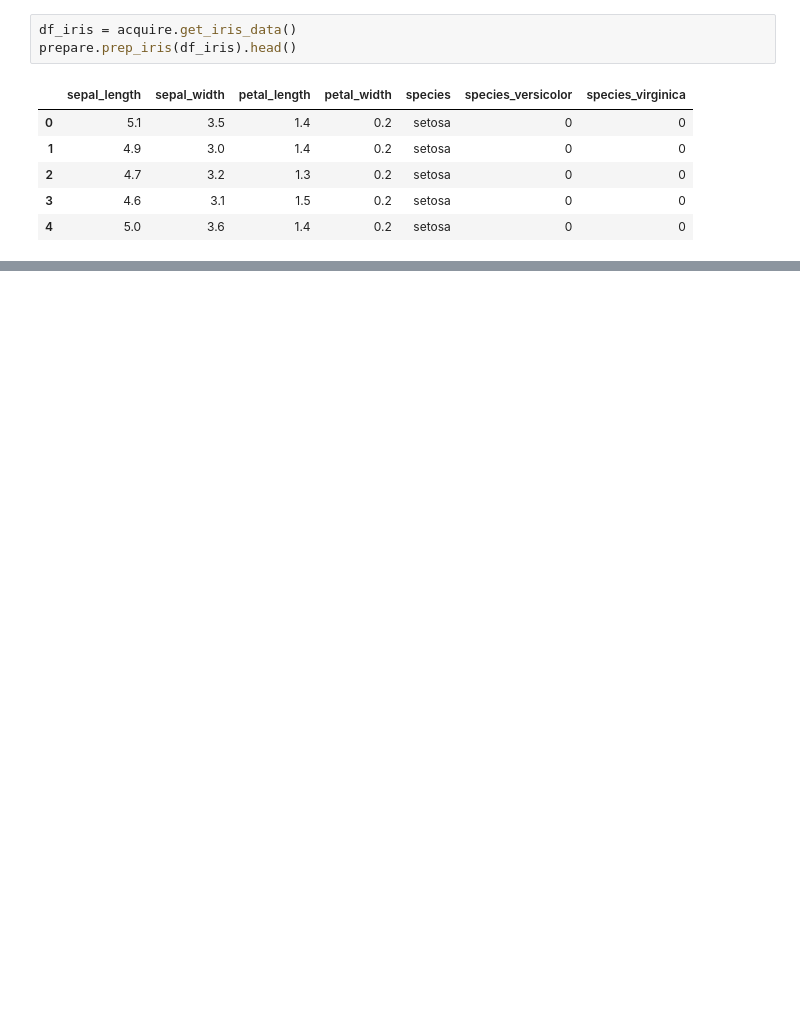
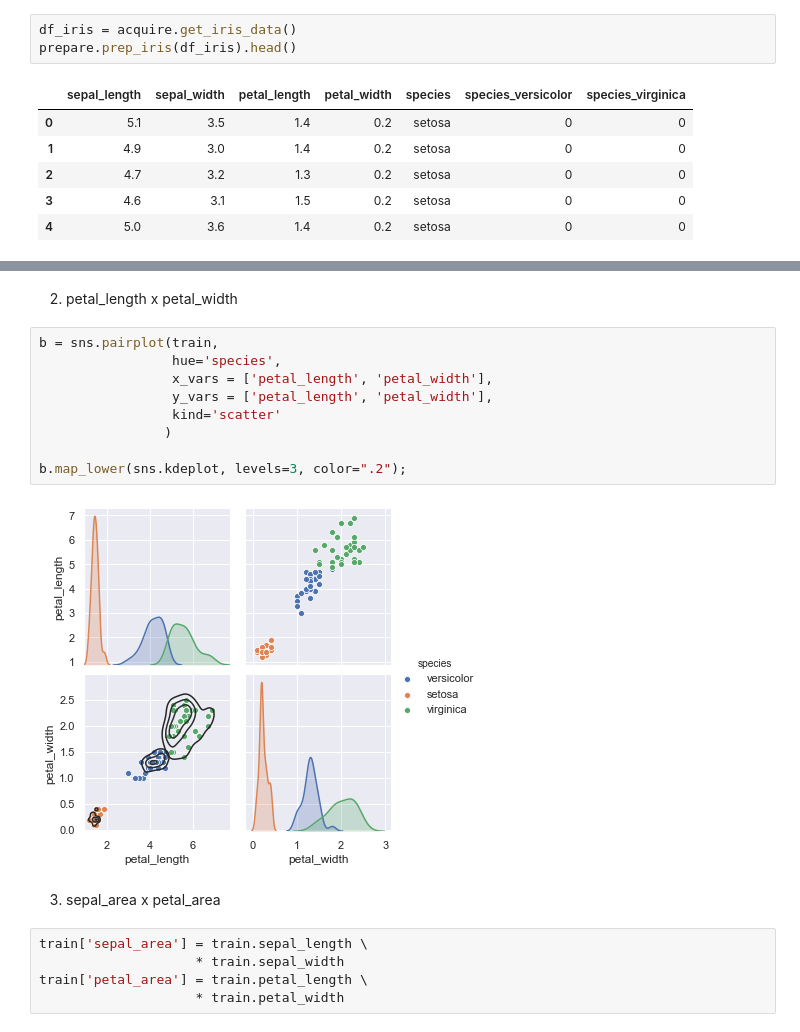
Before and after one commit to Promeos/classification-exercises, a Jupyter notebook: classification_exercises.ipynb, the cells around one changed output, grey strips where cells are left out. Cells and saved outputs as stored; diff of their text form; blank space fills up the shorter version.

```diff
--- a/classification_exercises.ipynb
+++ b/classification_exercises.ipynb
@@ -416,0 +481,20 @@ prepare.prep_iris(df_iris).head()
+# %% [markdown]
+2. petal_length x petal_width
+# %%
+b = sns.pairplot(train,
+                 hue='species',
+                 x_vars = ['petal_length', 'petal_width'],
+                 y_vars = ['petal_length', 'petal_width'],
+                 kind='scatter'
+                )
+
+b.map_lower(sns.kdeplot, levels=3, color=".2");
+# %% [output]
+[figure, added]
+# %% [markdown]
+3. sepal_area x petal_area
+# %%
+train['sepal_area'] = train.sepal_length \
+                    * train.sepal_width
+train['petal_area'] = train.petal_length \
+                    * train.petal_width
```
Also changed, not shown: parts of 48 cells of this notebook, 1 other file.
